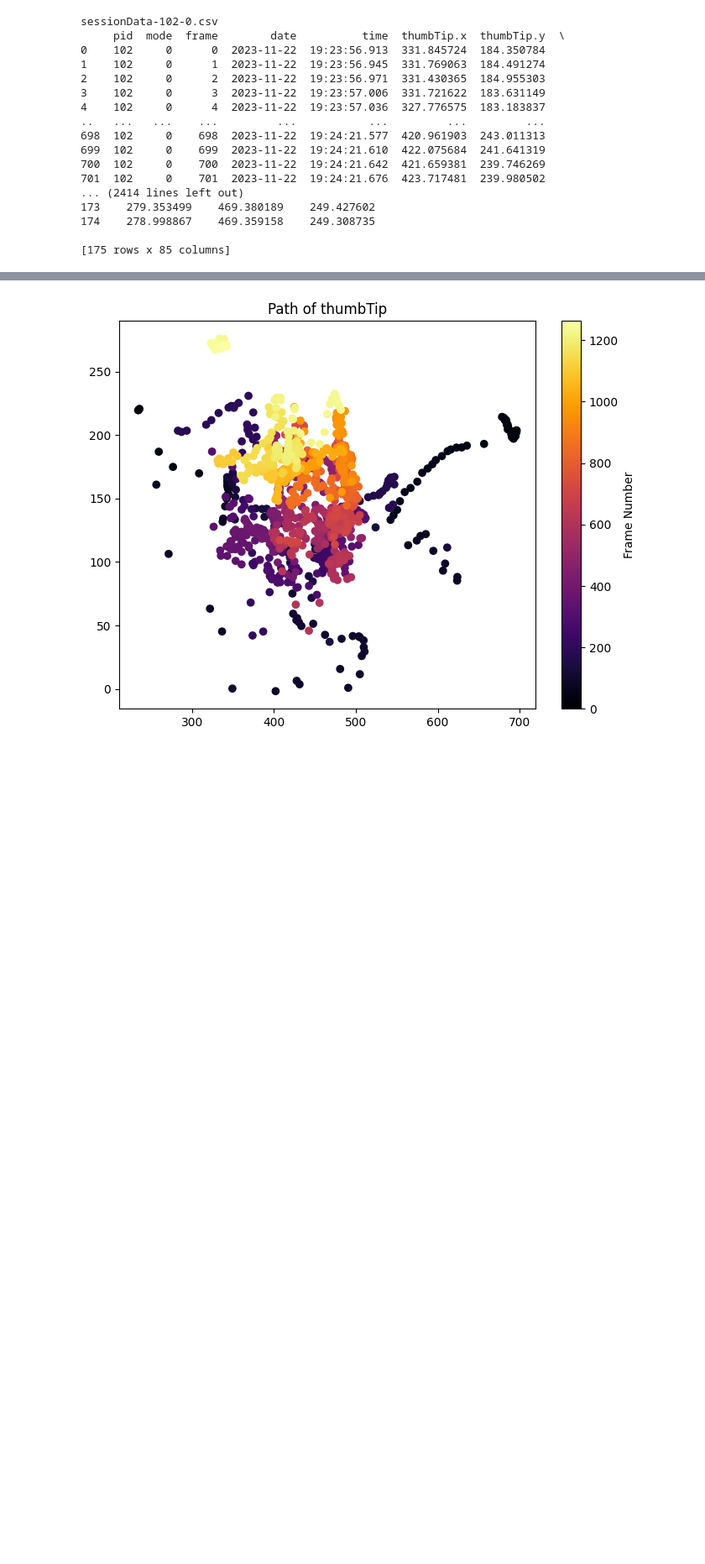
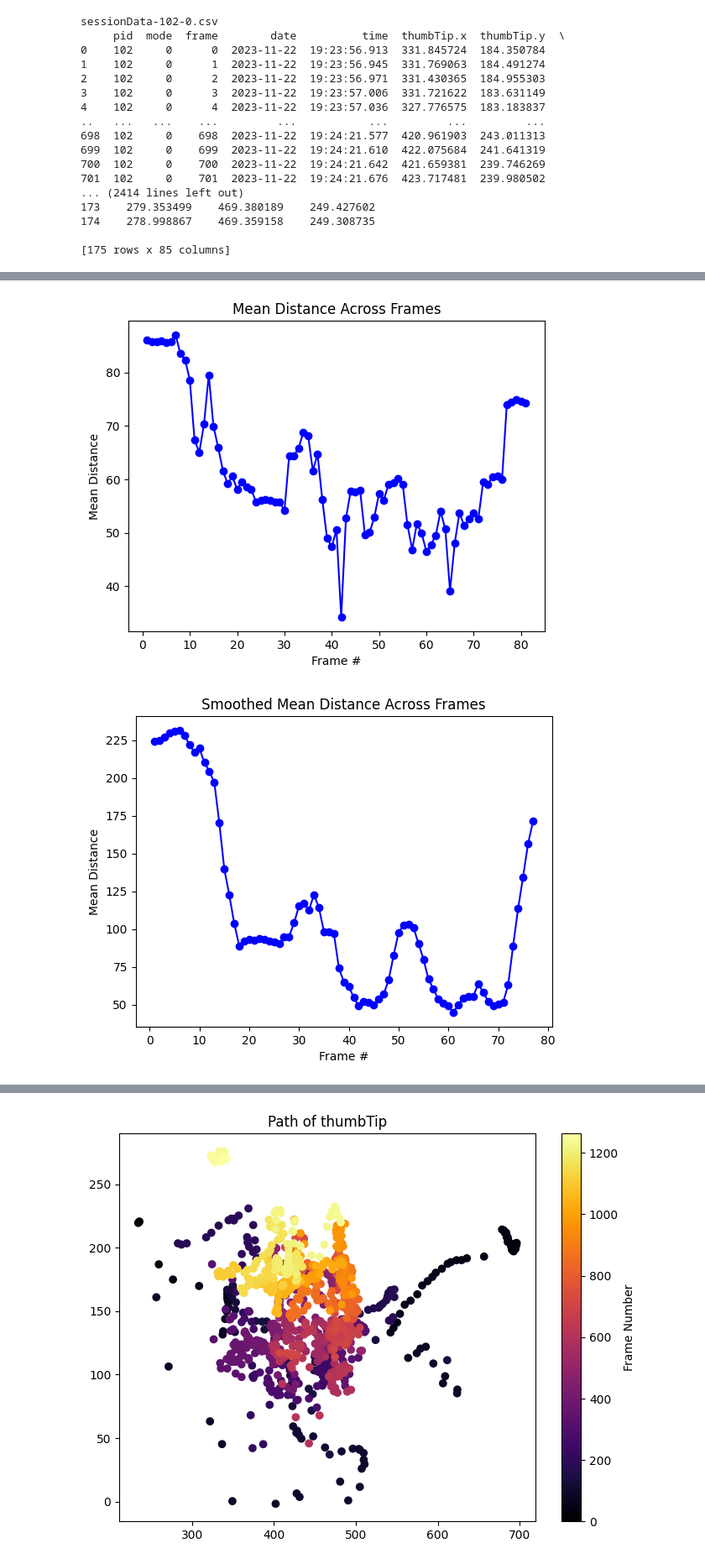
Before and after one commit to csu-hci-projects/FA23-FoldAR-Step-by-step-Instructions-for-Folding-Paper-Models-in-AR, a Jupyter notebook: FoldAR_Analysis.ipynb, the cells around one changed output, grey strips where cells are left out. Shown at 84% size. Saved outputs shown, nothing was run; the diff lists cells and outputs as text; code cells hidden in the pictures; blank space fills up the shorter version.

```diff
--- a/FoldAR_Analysis.ipynb
+++ b/FoldAR_Analysis.ipynb
@@ -110,12 +110,14 @@ def get_timestamp(frame):
 
     return timestamp_datetime
 
-def get_freameMean(frame):
+def get_frameMean(frame):
+    # Euclidean distances of all points
     distances = np.sqrt(np.diff(frame[all_columns].values.reshape(-1, 2), axis=0)**2).sum(axis=1)
     frame_mean = np.mean(distances)
     return frame_mean
 
 def get_tipMean(frame):
+    # Euclidean distances of fingertips
     tipDistances = np.sqrt(np.diff(frame[fingertip_columns].values.reshape(-1, 2), axis=0)**2).sum(axis=1)
     tip_mean = np.mean(tipDistances)
     return tip_mean
@@ -193,6 +124,32 @@ def process_frames(data):
+# %%
+
+
+def process_frames(data):
+
+    frame_means  = []
+    tip_means    = []
+    finger_means = []
+
+    # for each frame in dataframe
+    for i, frame in data.groupby('frame'):
+        timestamp = get_timestamp(frame)
+        frame_mean = get_frameMean(frame)
+        tip_mean = get_tipMean(frame)
+        frame_means.append(frame_mean)
+        tip_means.append(tip_mean)
+
+
+        print(f'Frame {i}:')
+        print(f'Timestamp: {timestamp}')
+        print(f'Mean Distance: {frame_mean:.2f}')
+        # print(f'Minimum Distance: {frame_min:.2f}')
+        # print(f'Maximum Distance: {frame_max:.2f}')
+        # print(f'Standard Deviation: {frame_std:.2f}')
+        print()
+
+    return frame_means, tip_means
 # %%
-data = read_file('sessionData-300-0.csv')[0]
-
-print_frames(data)
+dataframe = read_file('sessionData-301-0.csv')[0]
+fm, tm = process_frames(dataframe)
 # %% [output]
 Frame 0:
@@ -259,0 +211,5 @@ def plot_frames(frame_means, tip_means):
+# %%
+plot_frames(fm,tm)
+# %% [output]
+[figure, added]
+[figure, added]
```
Also changed, not shown: parts of 6 cells of this notebook.
